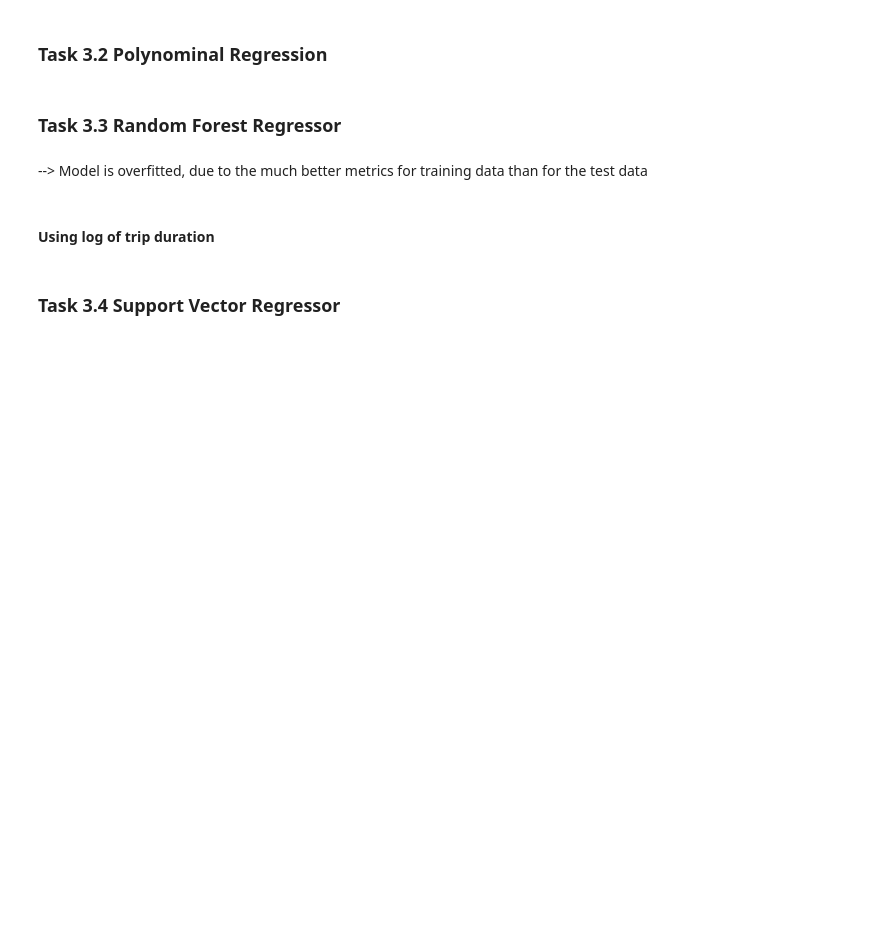
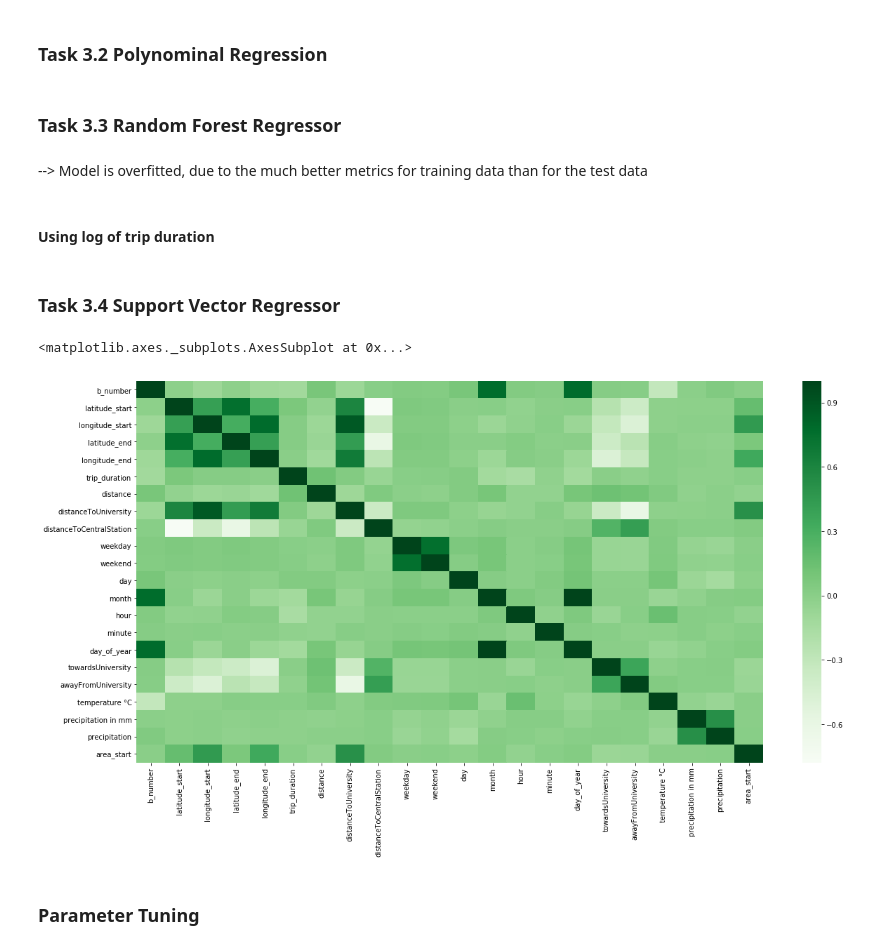
Before and after one commit to ey96/DataScienceBikesharing, a Jupyter notebook: notebooks/Task 3 - Prediction.ipynb, the cells around one changed output. Drawn from its saved outputs; the diff is of its cells as text; code cells hidden in the pictures; blank space fills up the shorter version.

```diff
--- a/notebooks/Task 3 - Prediction.ipynb
+++ b/notebooks/Task 3 - Prediction.ipynb
@@ -163,0 +171,8 @@ df_results
+# %%
+df_final = df_final.sample(50000)
+# %%
+plt.figure(figsize=(20,10))
+sns.heatmap(df_final.corr(),cmap="Greens")
+# %% [output]
+<matplotlib.axes._subplots.AxesSubplot at 0x...>
+[figure, added]
@@ -163,0 +183,2 @@ df_results
+# %% [markdown]
+### Parameter Tuning
```
Also changed, not shown: parts of 19 cells of this notebook, 4 other files.
